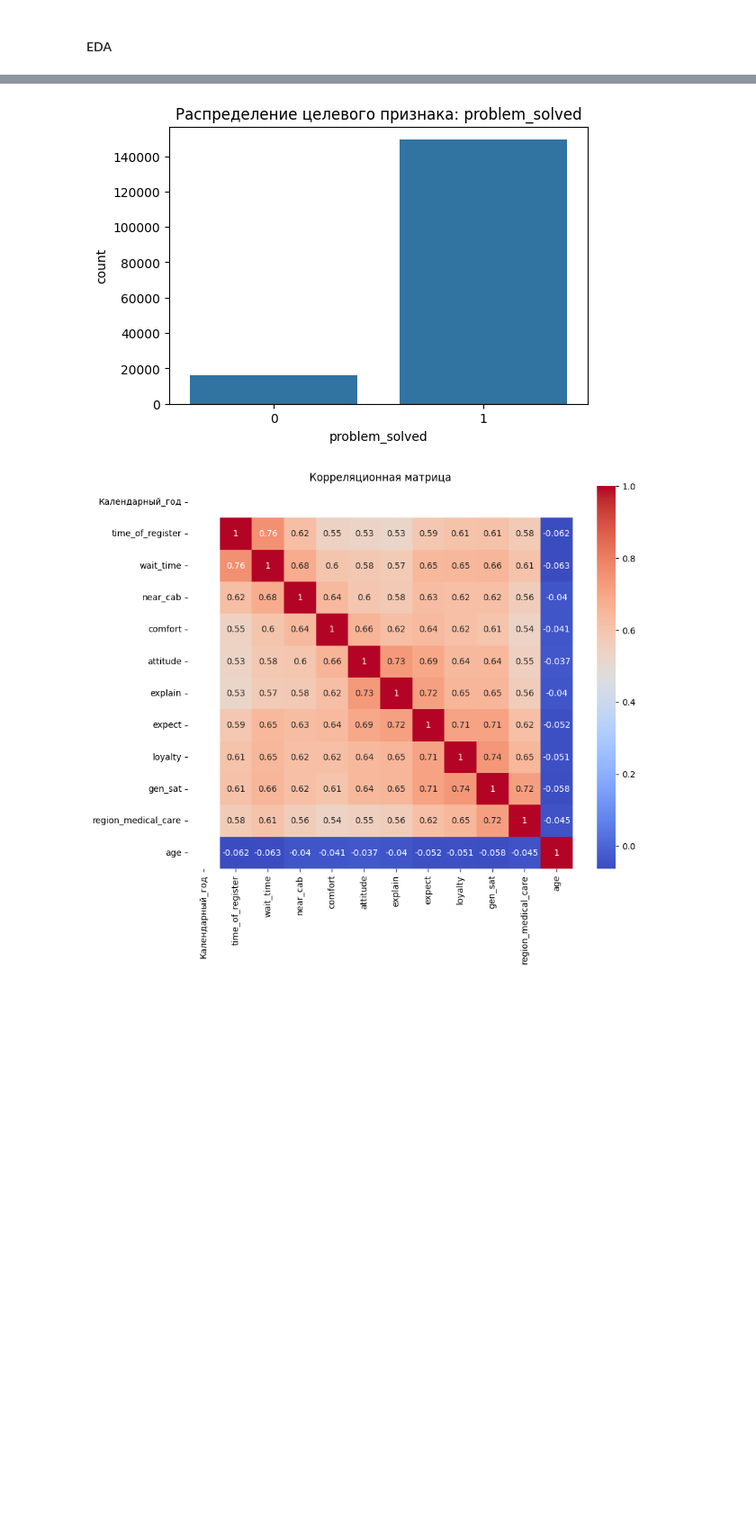
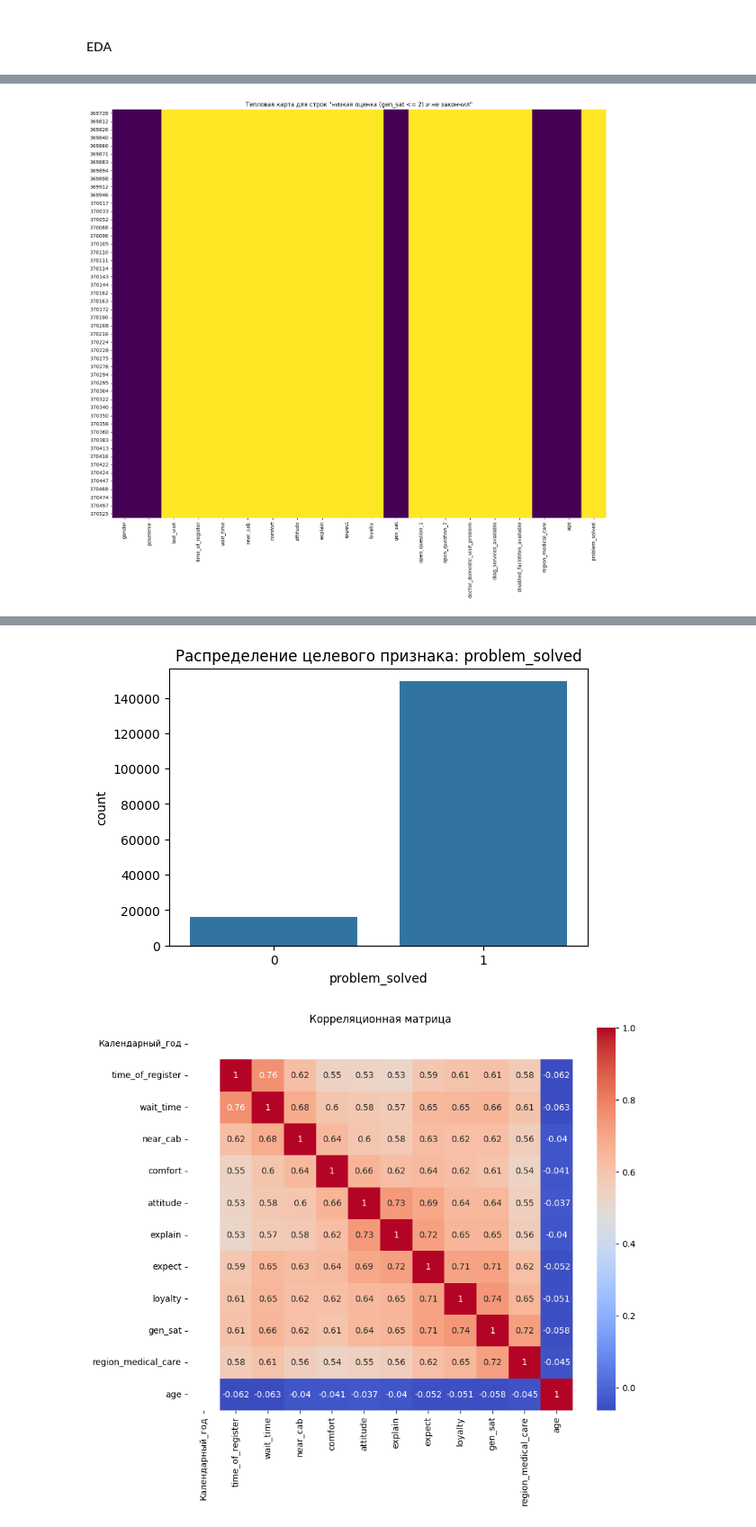
Before and after one commit to nikitazhuikov/Kaggle, a Jupyter notebook: Anketa.ipynb, the cells around one changed output, grey strips where cells are left out. Shown: that part at 90% size. Cells and saved outputs as stored; diff of their text form; code cells hidden in the pictures; blank space fills up the shorter version.

```diff
--- a/Anketa.ipynb
+++ b/Anketa.ipynb
@@ -179,0 +227,73 @@ dtype: int64
+# %%
+# --- 3. Выявление и визуализация "полностью пустых" строк ---
+df_analysis['missing_in_survey_cols'] = df_analysis[survey_cols].isnull().sum(axis=1)
+fully_empty_rows_mask = df_analysis['missing_in_survey_cols'] == len(survey_cols)
+df_fully_empty = df_analysis[fully_empty_rows_mask]
+
+print(f"\nНайдено {len(df_fully_empty)} строк, где все опросные столбцы пустые.")
+if not df_fully_empty.empty:
+    print("Примеры таких строк (только идентификационные столбцы):")
+    print(df_fully_empty[id_cols].head())
+
+    # Тепловая карта для этих "полностью пустых" строк (если их не слишком много)
+    if 0 < len(df_fully_empty) < 50: # Ограничение для читаемости
+        plt.figure(figsize=(18, max(5, len(df_fully_empty) * 0.3)))
+        sns.heatmap(df_fully_empty[survey_cols].isnull(), cbar=False, cmap='viridis', yticklabels=True)
+        plt.title(f'Тепловая карта для {len(df_fully_empty)} "полностью пустых" строк (в опросных столбцах)')
+        plt.show()
+
+# --- 4. Выявление строк "низкая оценка и не закончил" ---
+# Это требует адаптации под ваши данные!
+# Предположим, 'gen_sat' (общая удовлетворенность) - ключевой столбец для "низкой оценки"
+# и оценки там числовые (например, от 1 до 5).
+# Если 'gen_sat' текстовый, его нужно будет сначала преобразовать.
+
+key_evaluation_col = 'gen_sat' # Замените на ваш ключевой столбец
+low_score_threshold = 2       # Пример: оценки 1 или 2 считаются низкими
+min_subsequent_empty_cols = 3 # Пример: если хотя бы 3 следующих столбца пусты
+
+# Попытка сконвертировать в числовой тип, игнорируя ошибки (нечисловые станут NaT/NaN)
+# ВАЖНО: адаптируйте это под формат ваших данных в 'gen_sat'
+if key_evaluation_col in survey_cols:
+    df_analysis[key_evaluation_col + '_numeric'] = pd.to_numeric(df_analysis[key_evaluation_col], errors='coerce')
+
+    # Ищем строки с низкой оценкой
+    low_score_mask = (df_analysis[key_evaluation_col + '_numeric'] <= low_score_threshold)
+
+    # Теперь для этих строк смотрим, сколько пропусков в "остальной" части анкеты
+    # Это можно сделать по-разному. Более простой способ:
+    # если общее количество пропусков в survey_cols для этой строки больше определенного порога
+    min_total_missing_for_incomplete = len(survey_cols) * 0.5 # Например, если больше 50% опросных полей пустые
+
+    incomplete_mask = df_analysis['missing_in_survey_cols'] >= min_total_missing_for_incomplete
+
+    df_low_score_incomplete = df_analysis[low_score_mask & incomplete_mask]
+
+    print(f"\nНайдено {len(df_low_score_incomplete)} строк, где потенциально низкая оценка в '{key_evaluation_col}' и анкета не закончена.")
+
+    if not df_low_score_incomplete.empty:
+        print(f"Примеры таких строк (идентификаторы, '{key_evaluation_col}', кол-во пропусков):")
+        print(df_low_score_incomplete[id_cols + [key_evaluation_col, 'missing_in_survey_cols']].head())
+
+        # Сортируем для лучшей визуализации паттерна
+        df_low_score_incomplete_sorted = df_low_score_incomplete.sort_values(
+            by=[key_evaluation_col + '_numeric', 'missing_in_survey_cols'],
+            ascending=[True, False]
+        )
+
+        # Ограничим количество строк для отображения на тепловой карте
+        display_limit = 50
+        if len(df_low_score_incomplete_sorted) > display_limit:
+            print(f"Отображаем первые {display_limit} из {len(df_low_score_incomplete_sorted)} строк на тепловой карте.")
+            df_to_display = df_low_score_incomplete_sorted.head(display_limit)
+        else:
+            df_to_display = df_low_score_incomplete_sorted
+
+        if not df_to_display.empty:
+            plt.figure(figsize=(18, max(8, len(df_to_display) * 0.3)))
+            sns.heatmap(df_to_display[survey_cols].isnull(), cbar=False, cmap='viridis', yticklabels=True)
+            plt.title(f'Тепловая карта для строк "низкая оценка ({key_evaluation_col} <= {low_score_threshold}) и не закончил"')
+            plt.show()
+else:
+    print(f"\nКлючевой столбец для оценки '{key_evaluation_col}' не найден среди опросных столбцов или не удалось обработать.")
+# %% [output]
@@ -179,0 +311 @@ dtype: int64
+[figure, added]
```
Also changed, not shown: parts of 12 cells of this notebook.
